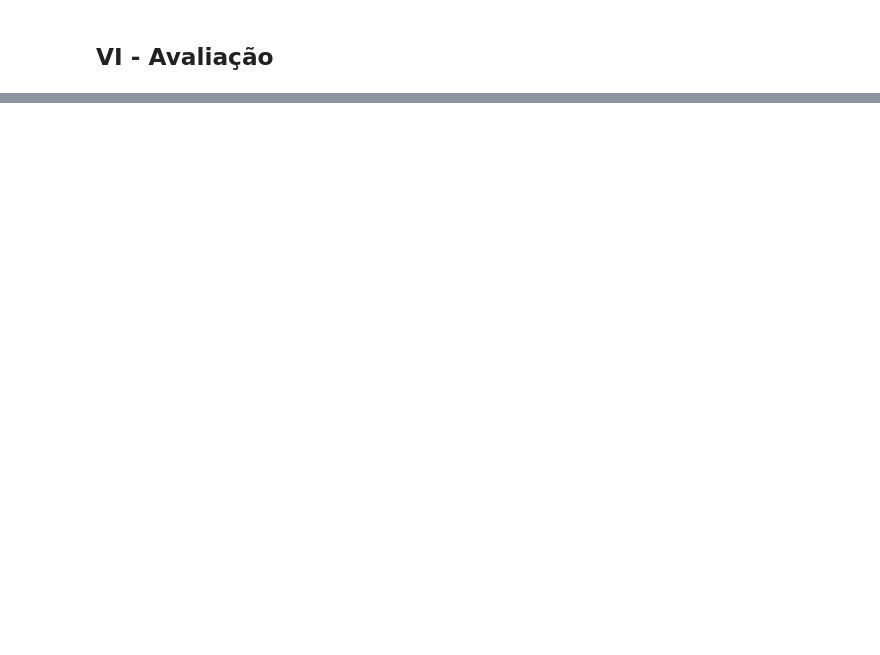
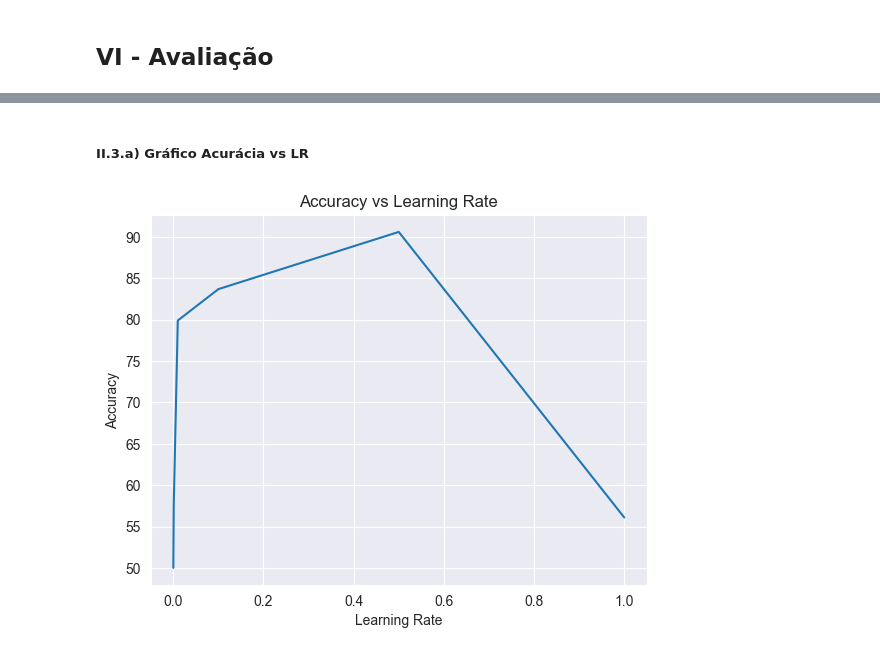
Before and after one commit to fabiograssiotto/IA024, a Jupyter notebook: AnaliseSentimentosBagOfWords.ipynb, the cells around one changed output, grey strips where cells are left out. Saved outputs shown, nothing was run; the diff lists cells and outputs as text; code cells hidden in the pictures; blank space fills up the shorter version.

```diff
--- a/AnaliseSentimentosBagOfWords.ipynb
+++ b/AnaliseSentimentosBagOfWords.ipynb
@@ -42,7 +42,7 @@ from torchtext.data import get_tokenizer
 vocab_size = 20000
 
 #n_samples = 200
-n_samples = 2500
+n_samples = 25000 # set inteiro
 
 # I.1. Na célula de calcular o vocabulário, aproveite o laço sobre IMDB de treinamento e utilize um segundo contador
 # para calcular o número de amostras positivas e amostras negativas.
@@ -144,12 +144,14 @@ Portanto a taxa de acurácia calculada sobre a classificação da base de testes
 Para obtermos um dataset balanceado, usaremos uma função que seleciona amostras do dataset de acordo com a classificação e cria um dataset com a quantidade de amostras de cada classificação desejada conforme abaixo.
 # %%
 # Função para selecionar dados balanceados
+from random import shuffle
 
 def balanced_dataset(data, size):
   data_pos = [(label,line) for label, line in data if label == 2][:int(size/2)]
   data_neg = [(label,line) for label, line in data if label == 1][:int(size/2)]
 
   data_bal = data_pos + data_neg
+  shuffle(data_bal)
 
   return data_bal
 
@@ -178,10 +180,5 @@ avg_review_len = total_review_len / n_samples
 print("Comprimento médio do texto em palavras na base balanceada")
 print(avg_review_len)
 print()
-
-# create a vocabulary of the 20000 most frequent tokens
-#most_frequent_words = sorted(counter, key=counter.get, reverse=True)[:vocab_size]
-#vocab = {word: i for i, word in enumerate(most_frequent_words, 1)} # words indexed from 1 to 20000
-#vocab_size = len(vocab)
 # %% [output]
 Comprimento médio do texto em palavras na base balanceada
@@ -259,12 +286,11 @@ No exercício I.1.c, o comprimento médio do texto em palavras depois de passar
 # %% [markdown]
 ## III - Data Loader
 # %%
-#batch_size = 128
-batch_size = 256
+batch_size = 128
 # define dataloaders
 
-train_loader = DataLoader(train_data, batch_size=batch_size, shuffle=True, pin_memory=True)
-test_loader = DataLoader(test_data, batch_size=batch_size, shuffle=False, pin_memory=True)
+train_loader = DataLoader(train_data, batch_size=batch_size, shuffle=True)
+test_loader = DataLoader(test_data, batch_size=batch_size, shuffle=False)
 # %% [markdown]
 ## IV - Modelo
 # %%
@@ -436,0 +529,14 @@ Test Accuracy: 50.04%
+# %%
+lr_list = [0.0001, 0.001, 0.01, 0.1, 0.5, 1]
+acc_list = []
+
+for lr in lr_list:
+    print("LR = ", lr)
+    model = OneHotMLP(vocab_size) # to reset weights
+    train_mdl(model, lr)
+    acc_list.append(eval_mdl(model))
+    print()
+
+print(lr_list)
+print(acc_list)
+print()
@@ -436,0 +561,18 @@ Test Accuracy: 50.04%
+# %% [markdown]
+##### II.3.a) Gráfico Acurácia vs LR
+# %%
+import seaborn as sns
+import matplotlib.pyplot as plt
+
+sns.set_style("darkgrid")
+sns.lineplot(x=lr_list, y=acc_list)
+
+# Add labels and title
+plt.xlabel("Learning Rate")
+plt.ylabel("Accuracy")
+plt.title("Accuracy vs Learning Rate")
+
+# Show the plot
+plt.show()
+# %% [output]
+[figure, added]
```
Also changed, not shown: parts of 13 cells of this notebook, 1 other file.
